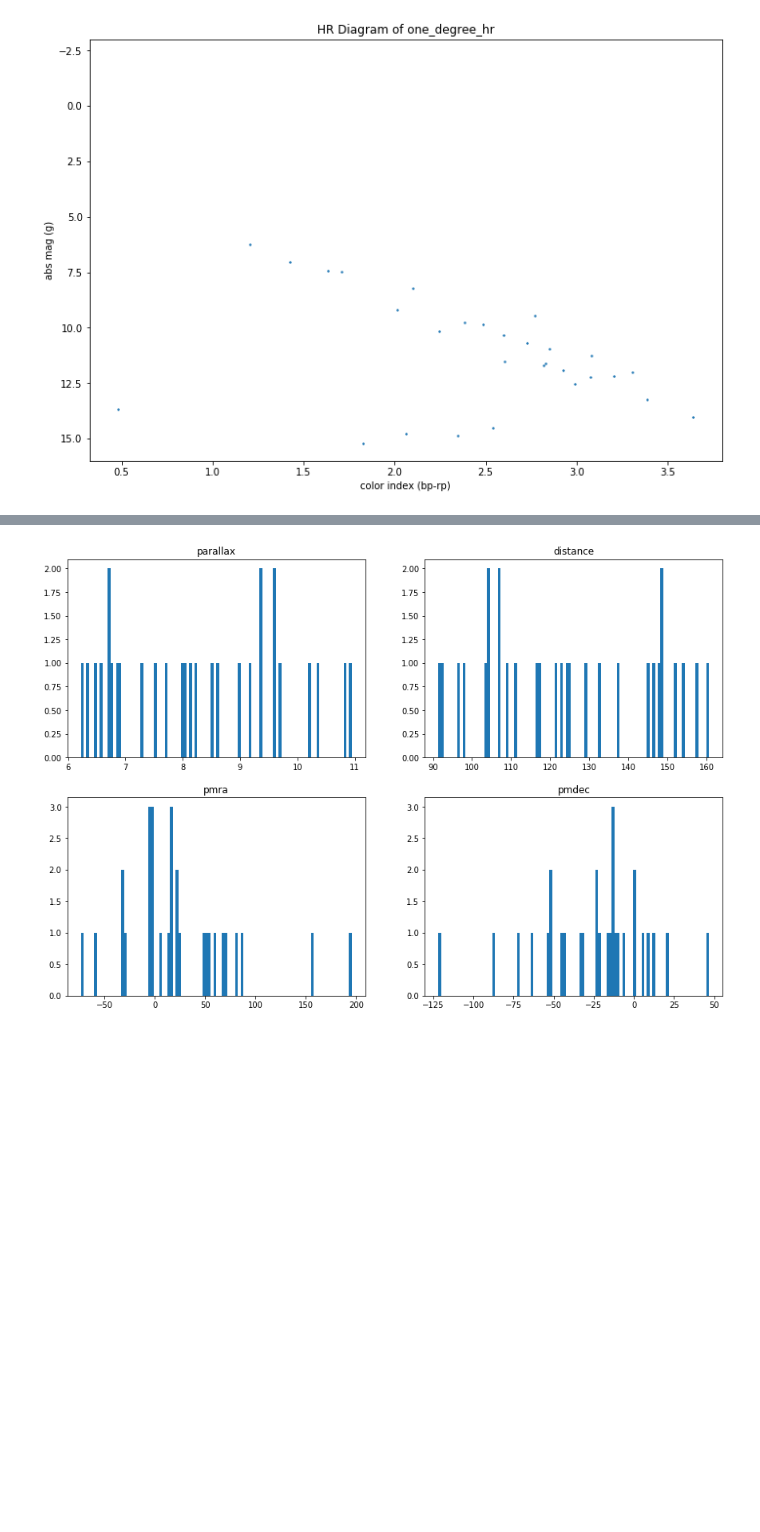
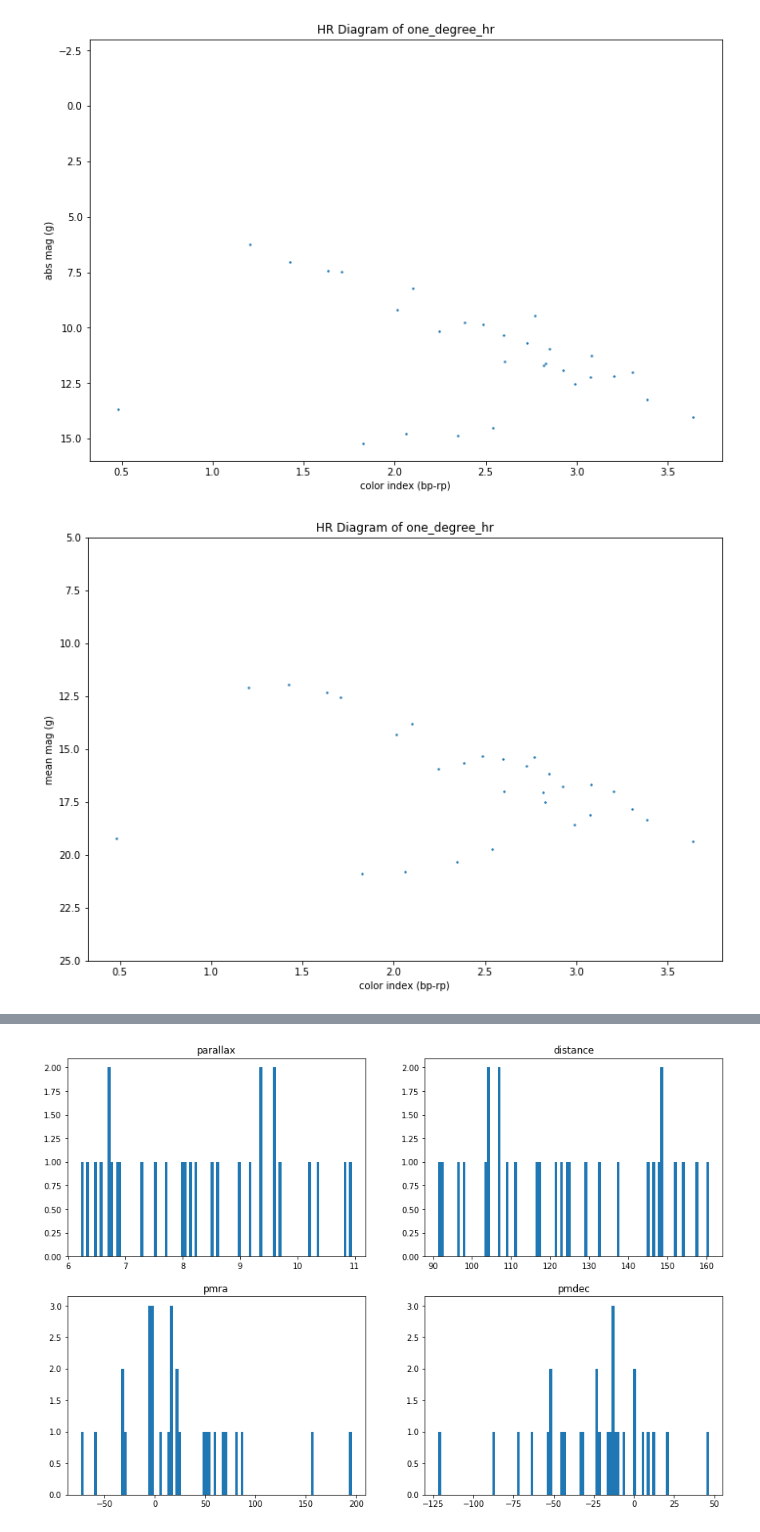
Before and after one commit to lauramv1832/Gaia, a Jupyter notebook: HRDiagrams5.ipynb, the cells around one changed output, grey strips where cells are left out. Saved outputs shown, nothing was run; the diff lists cells and outputs as text; code cells hidden in the pictures; blank space fills up the shorter version.

```diff
--- a/HRDiagrams5.ipynb
+++ b/HRDiagrams5.ipynb
@@ -96,2 +109,12 @@ plt.show()
 # %% [output]
 [figure]
+# %%
+plt.scatter(one_degree_hr['bp_rp'], one_degree_hr['phot_g_mean_mag'], s=2)
+plt.ylim(25, 5)
+plt.xlabel("color index (bp-rp)")
+plt.ylabel("mean mag (g)")
+plt.title('HR Diagram of one_degree_hr')
+plt.subplots_adjust(1.5, 1.5, 3, 3)
+plt.show()
+# %% [output]
+[figure, added]
```
Also changed, not shown: parts of 5 cells of this notebook, 4 other files.
